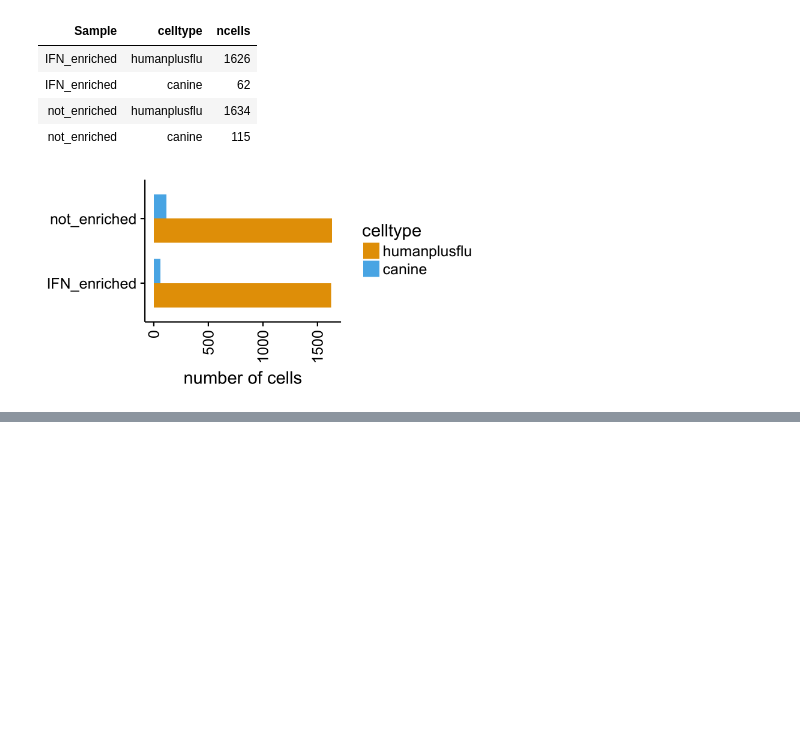
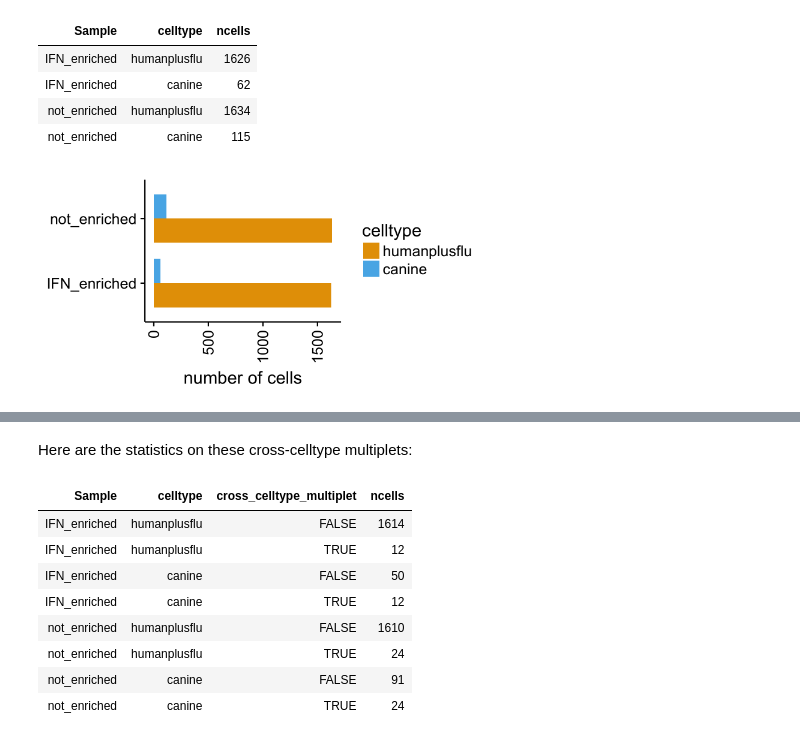
Before and after one commit to jbloomlab/IFNsorted_flu_single_cell, a Jupyter notebook: monocle_analysis.ipynb, the cells around one changed output, grey strips where cells are left out. Saved outputs shown, nothing was run; the diff lists cells and outputs as text; code cells hidden in the pictures; blank space fills up the shorter version.

```diff
--- a/monocle_analysis.ipynb
+++ b/monocle_analysis.ipynb
@@ -161,0 +199,46 @@ saveShowPlot(p.ncells, width=5, height=2.5)
+# %%
+# Annotate cross-celltype multiplets
+for (celltype in celltypes) {
+  # get all barcodes for the other cell type
+  other_cellbarcodes <- lapply(
+      celltypes,
+      function (other_celltype) {
+        if (celltype != other_celltype) {
+          pData(all_cells[[other_celltype]])$CellBarcode %>% as.character
+        }
+      }
+      ) %>%
+    unlist
+  # mark shared barcodes as multiplets
+  pData(all_cells[[celltype]])$cross_celltype_multiplet <- all_cells[[celltype]] %>%
+    pData %$%
+    CellBarcode %in% other_cellbarcodes
+}
+# %% [markdown]
+Here are the statistics on these cross-celltype multiplets:
+# %%
+tab_cross_celltype_multiplets <- lapply(
+    celltypes,
+    function (celltype) {
+      all_cells[[celltype]] %>%
+      pData %>%
+      mutate(celltype=celltype) %>%
+      group_by(Sample, celltype, cross_celltype_multiplet) %>%
+      summarize(ncells=n()) %>%
+      ungroup
+    }) %>%
+  bind_rows %>%
+  as_tibble %>%
+  arrange(Sample)
+
+tab_cross_celltype_multiplets
+# %% [output]
+| Sample | celltype | cross_celltype_multiplet | ncells |
+| IFN_enriched | humanplusflu | FALSE | 1614 |
+| IFN_enriched | humanplusflu | TRUE | 12 |
+| IFN_enriched | canine | FALSE | 50 |
+| IFN_enriched | canine | TRUE | 12 |
+| not_enriched | humanplusflu | FALSE | 1610 |
+| not_enriched | humanplusflu | TRUE | 24 |
+| not_enriched | canine | FALSE | 91 |
+| not_enriched | canine | TRUE | 24 |
```
Also changed, not shown: parts of 26 cells of this notebook.
